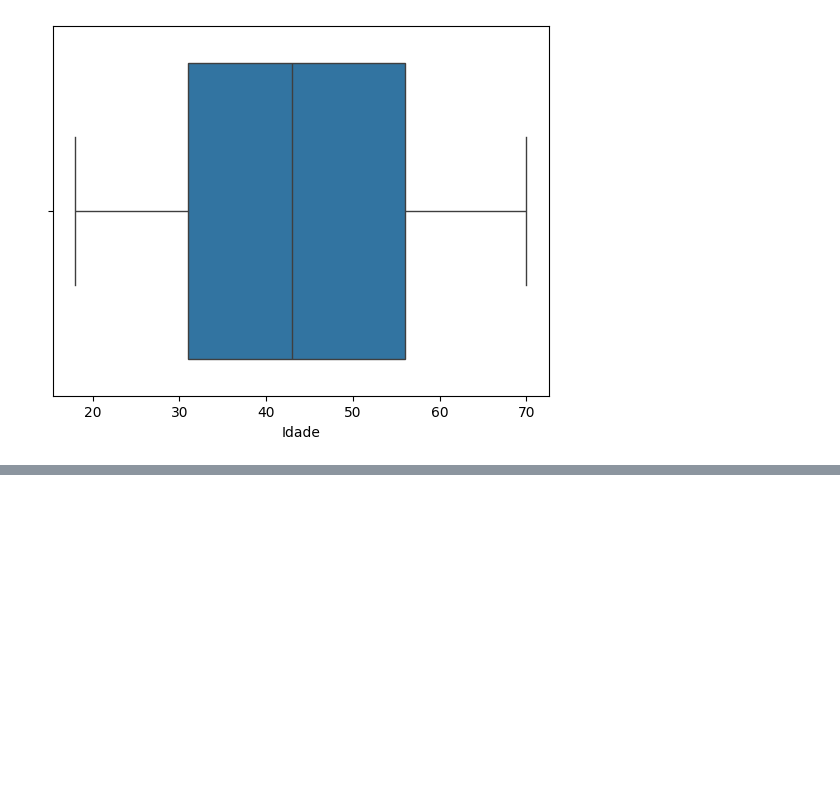
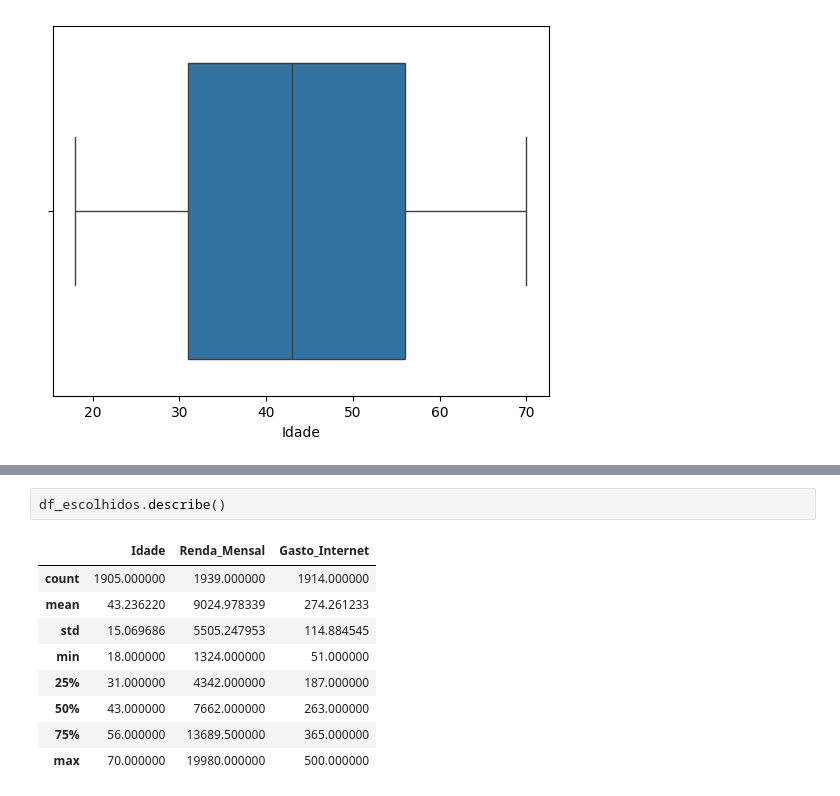
Before and after one commit to Joao-Gabriel05/Telecconect_analysis, a Jupyter notebook: limpeza_de_dados.ipynb, the cells around one changed output, grey strips where cells are left out. Drawn from its saved outputs; the diff is of its cells as text; blank space fills up the shorter version.

```diff
--- a/limpeza_de_dados.ipynb
+++ b/limpeza_de_dados.ipynb
@@ -176,0 +199,12 @@ See the caveats in the documentation: https://pandas.pydata.org/pandas-docs/stab
+# %%
+df_escolhidos.describe()
+# %% [output]
+|  | Idade | Renda_Mensal | Gasto_Internet |
+| count | 1905.000000 | 1939.000000 | 1914.000000 |
+| mean | 43.236220 | 9024.978339 | 274.261233 |
+| std | 15.069686 | 5505.247953 | 114.884545 |
+| min | 18.000000 | 1324.000000 | 51.000000 |
+| 25% | 31.000000 | 4342.000000 | 187.000000 |
+| 50% | 43.000000 | 7662.000000 | 263.000000 |
+| 75% | 56.000000 | 13689.500000 | 365.000000 |
+| max | 70.000000 | 19980.000000 | 500.000000 |
```
Also changed, not shown: parts of 6 cells of this notebook, 1 other file.
